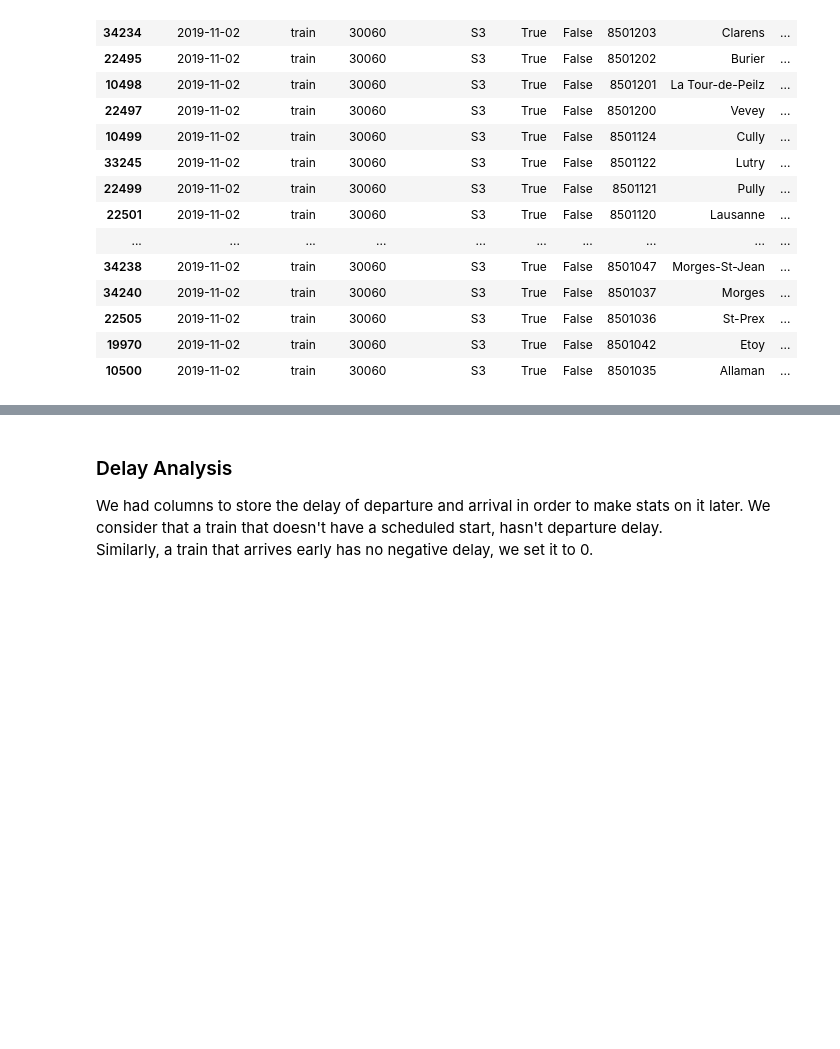
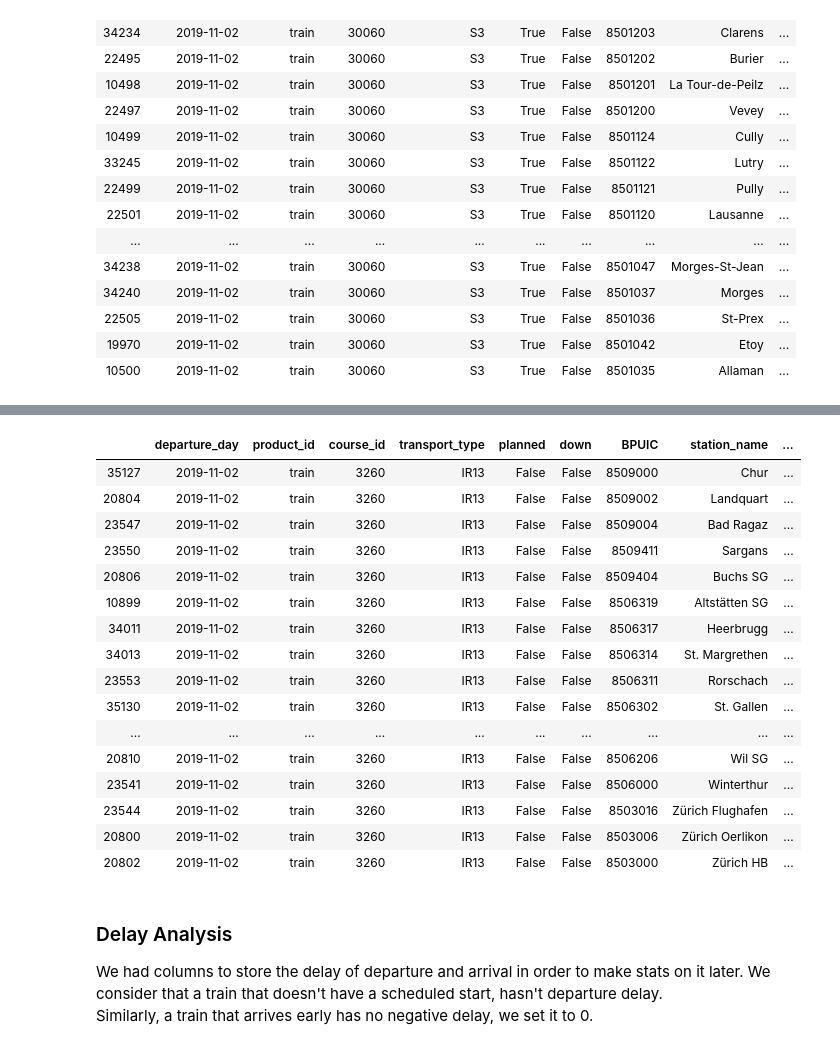
Before and after one commit to dimitriLallement/ADA-Project-2019, a Jupyter notebook: Project1.ipynb, the cells around one changed output, grey strips where cells are left out. Saved outputs shown, nothing was run; the diff lists cells and outputs as text; code cells hidden in the pictures; blank space fills up the shorter version.

```diff
--- a/Project1.ipynb
+++ b/Project1.ipynb
@@ -152,3 +168,30 @@ dtype: int64
+# %%
+df.at[(df.planned_arrival_time.isnull()) & (df.actual_arrival_time.isnull()),"cancelled_arrival"]="Startpoint"
+df.at[(~df.planned_arrival_time.isnull()) & (df.actual_arrival_time.isnull()),"cancelled_arrival"]="Cancelled"
+df.at[(~df.planned_arrival_time.isnull()) & (~df.actual_arrival_time.isnull()),"cancelled_arrival"]="Okay"
+df.at[(df.planned_departure_time.isnull()) & (df.actual_departure_time.isnull()),"cancelled_departure"]="Endpoint"
+df.at[(~df.planned_departure_time.isnull()) & (df.actual_departure_time.isnull()),"cancelled_departure"]="Cancelled"
+df.at[(~df.planned_departure_time.isnull()) & (~df.actual_departure_time.isnull()),"cancelled_departure"]="Okay"
+# %%
+df.loc[df['course_id'] == 3260].sort_values(by='planned_departure_time')
+# %% [output]
+|  | departure_day | product_id | course_id | transport_type | planned | down | BPUIC | station_name | ... |
+| 35127 | 2019-11-02 | train | 3260 | IR13 | False | False | 8509000 | Chur | ... |
+| 20804 | 2019-11-02 | train | 3260 | IR13 | False | False | 8509002 | Landquart | ... |
+| 23547 | 2019-11-02 | train | 3260 | IR13 | False | False | 8509004 | Bad Ragaz | ... |
+| 23550 | 2019-11-02 | train | 3260 | IR13 | False | False | 8509411 | Sargans | ... |
+| 20806 | 2019-11-02 | train | 3260 | IR13 | False | False | 8509404 | Buchs SG | ... |
+| 10899 | 2019-11-02 | train | 3260 | IR13 | False | False | 8506319 | Altstätten SG | ... |
+| 34011 | 2019-11-02 | train | 3260 | IR13 | False | False | 8506317 | Heerbrugg | ... |
+| 34013 | 2019-11-02 | train | 3260 | IR13 | False | False | 8506314 | St. Margrethen | ... |
+| 23553 | 2019-11-02 | train | 3260 | IR13 | False | False | 8506311 | Rorschach | ... |
+| 35130 | 2019-11-02 | train | 3260 | IR13 | False | False | 8506302 | St. Gallen | ... |
+| ... | ... | ... | ... | ... | ... | ... | ... | ... | ... |
+| 20810 | 2019-11-02 | train | 3260 | IR13 | False | False | 8506206 | Wil SG | ... |
+| 23541 | 2019-11-02 | train | 3260 | IR13 | False | False | 8506000 | Winterthur | ... |
+| 23544 | 2019-11-02 | train | 3260 | IR13 | False | False | 8503016 | Zürich Flughafen | ... |
+| 20800 | 2019-11-02 | train | 3260 | IR13 | False | False | 8503006 | Zürich Oerlikon | ... |
+| 20802 | 2019-11-02 | train | 3260 | IR13 | False | False | 8503000 | Zürich HB | ... |
 # %% [markdown]
 ### Delay Analysis
 
```
Also changed, not shown: parts of 6 cells of this notebook.
